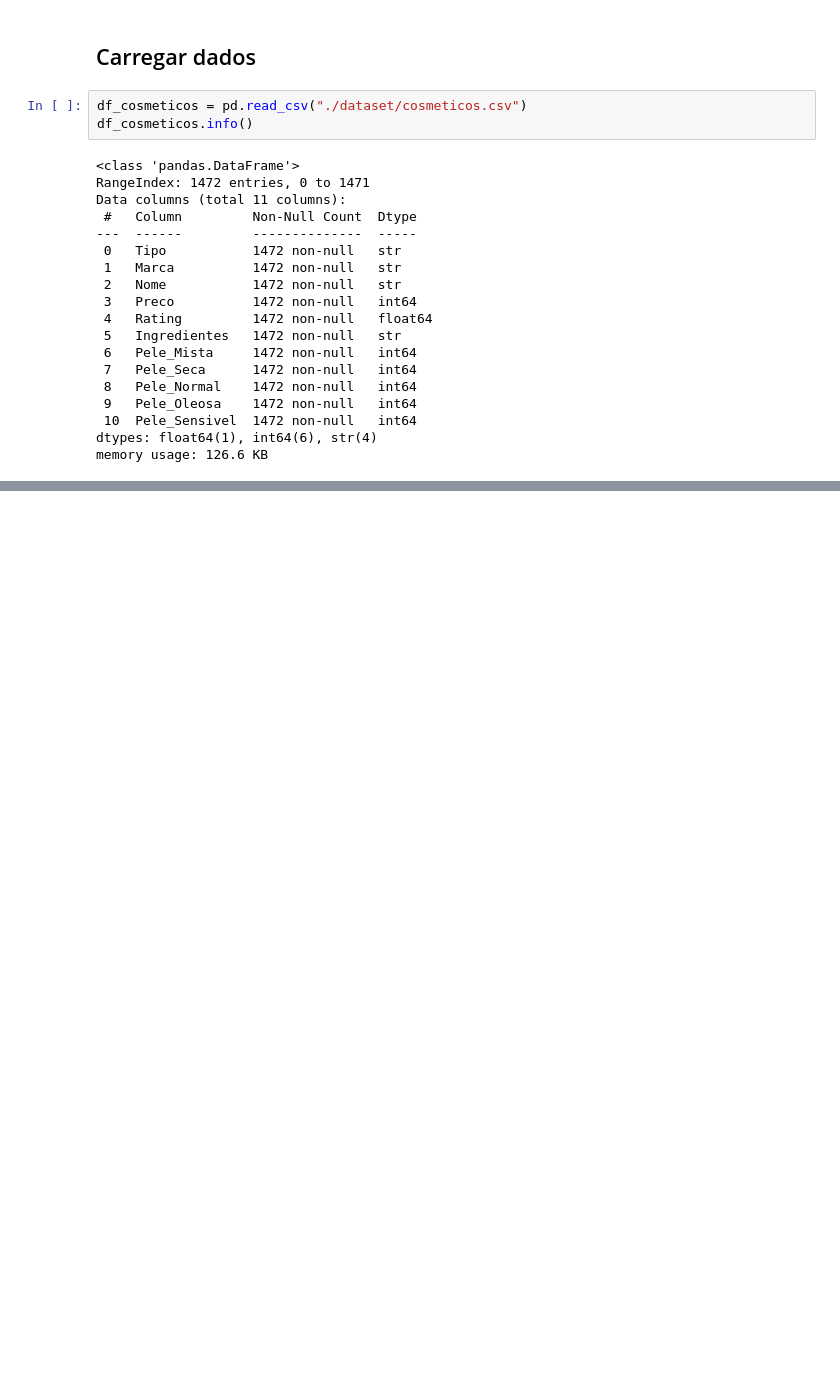
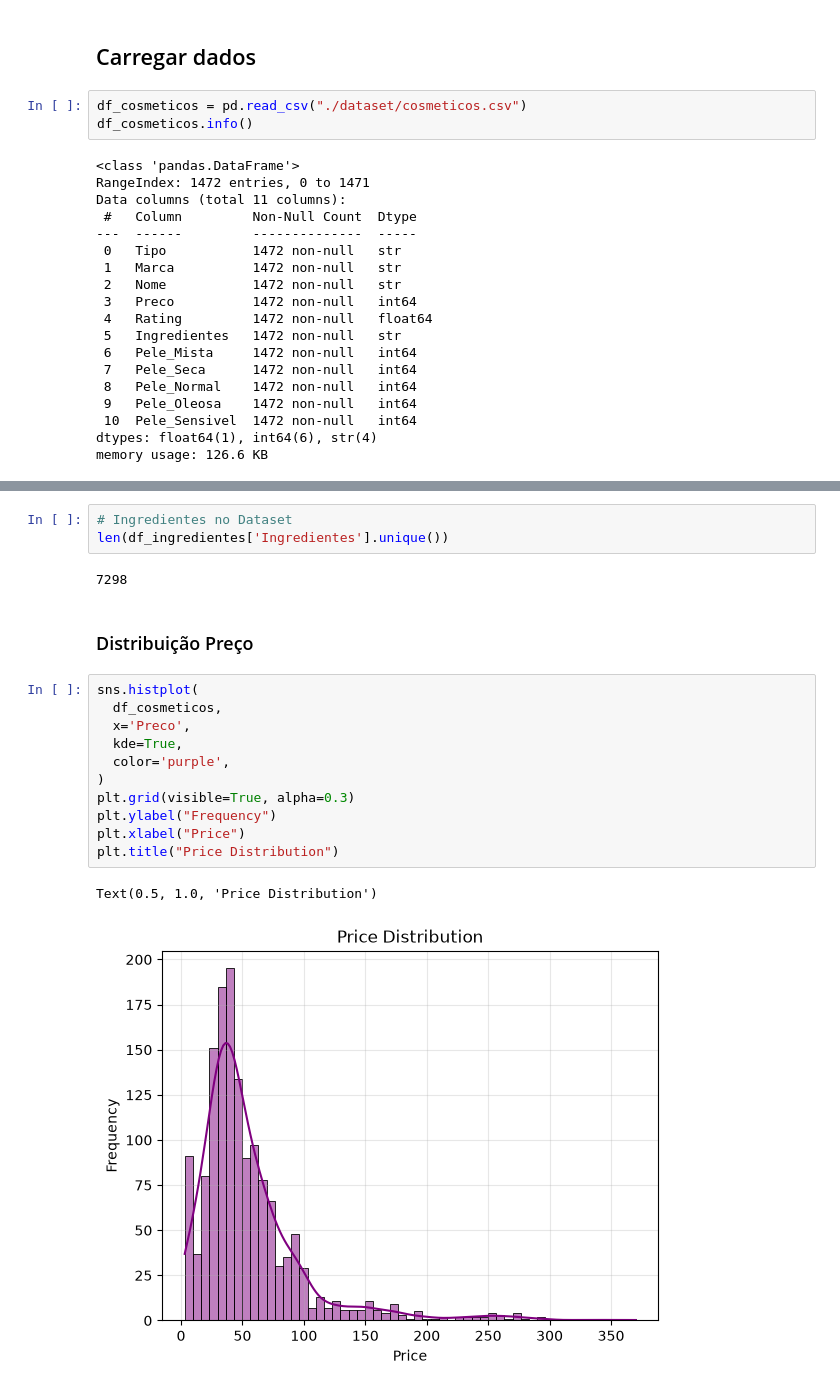
Before and after one commit to PedroSodreMalini/meus-projetos-machine-learning, a Jupyter notebook: 06-alogitmos-nao-supervisionados/4-t-SNE/tsne_cosmeticos.ipynb, the cells around one changed output, grey strips where cells are left out. Cells and saved outputs as stored; diff of their text form; blank space fills up the shorter version.

```diff
--- a/06-alogitmos-nao-supervisionados/4-t-SNE/tsne_cosmeticos.ipynb
+++ b/06-alogitmos-nao-supervisionados/4-t-SNE/tsne_cosmeticos.ipynb
@@ -48,0 +162,21 @@ df_cosmeticos.head(10)
+# %%
+# Ingredientes no Dataset
+len(df_ingredientes['Ingredientes'].unique())
+# %% [output]
+7298
+# %% [markdown]
+### Distribuição Preço
+# %%
+sns.histplot(
+  df_cosmeticos,
+  x='Preco',
+  kde=True,
+  color='purple',
+)
+plt.grid(visible=True, alpha=0.3)
+plt.ylabel("Frequency")
+plt.xlabel("Price")
+plt.title("Price Distribution")
+# %% [output]
+Text(0.5, 1.0, 'Price Distribution')
+[figure, added]
```
Also changed, not shown: parts of 30 cells of this notebook.
